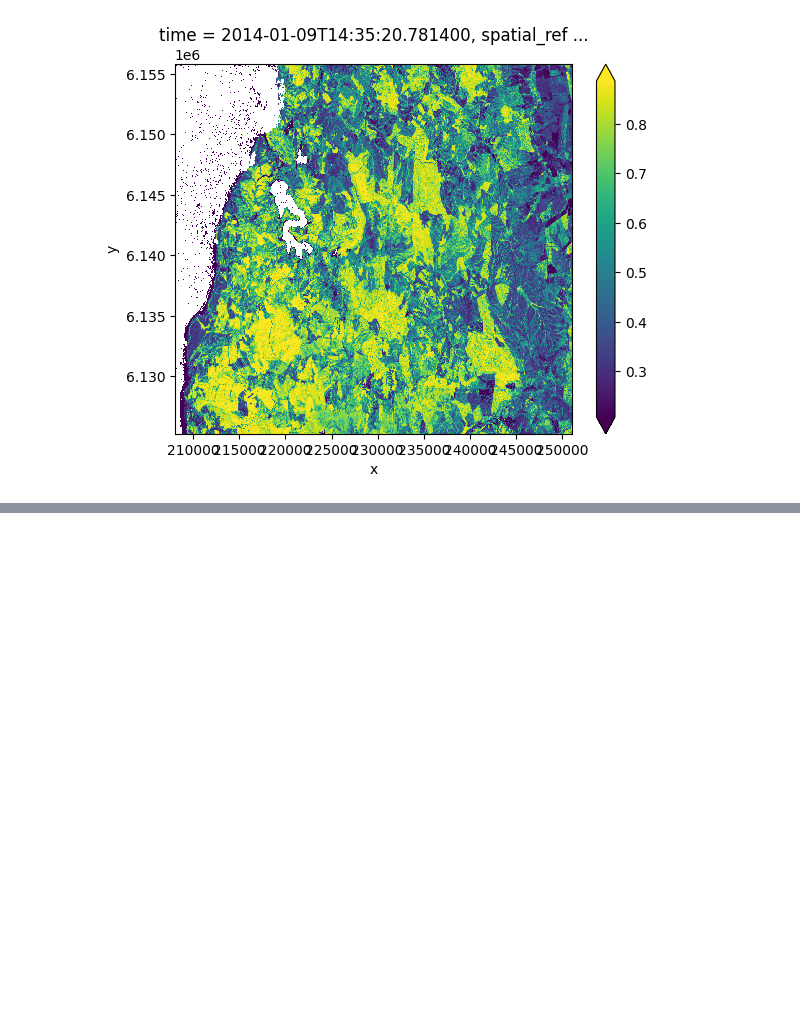
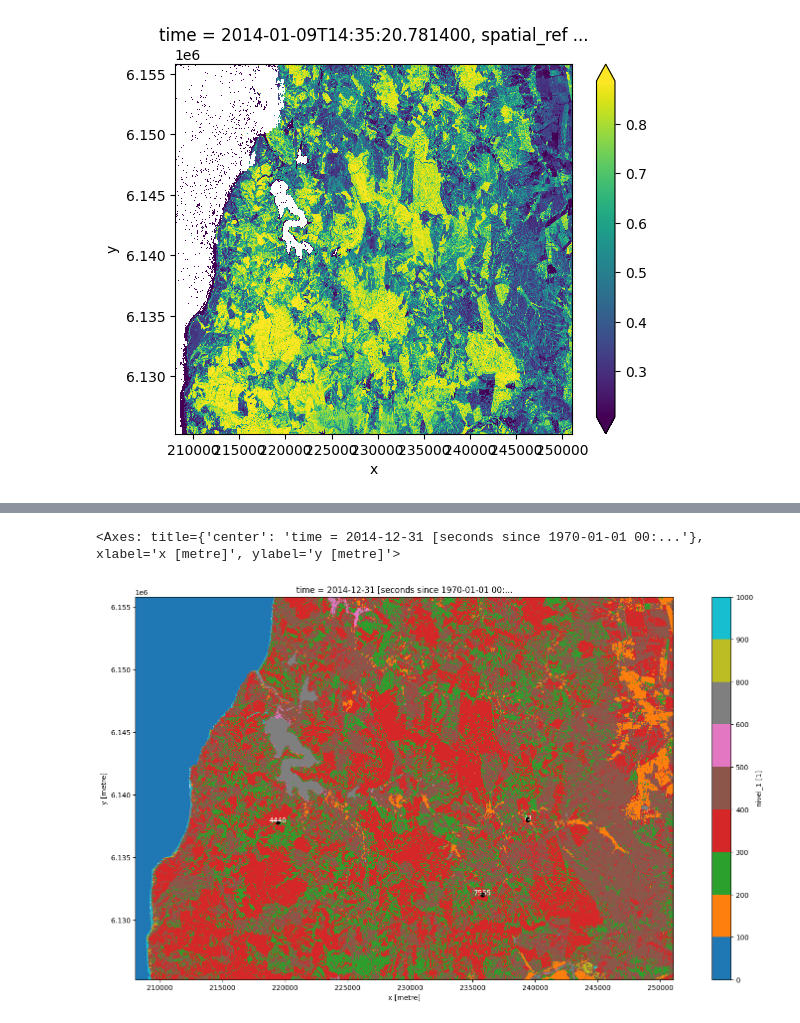
Before and after one commit to alvaroparedesl/teledeteccion_ambiental, a Jupyter notebook: taller_02/get_data.ipynb, the cells around one changed output, grey strips where cells are left out. Drawn from its saved outputs; the diff is of its cells as text; code cells hidden in the pictures; blank space fills up the shorter version.

```diff
--- a/taller_02/get_data.ipynb
+++ b/taller_02/get_data.ipynb
@@ -256,0 +330,10 @@ ndvi.isel(time=0).plot(robust=True)
+# %%
+fig = plt.figure(figsize=(20,10))
+ax_ = fig.add_subplot(111)
+
+lc.nivel_1.plot(cmap="tab10", levels=[0, 100, 200, 300, 400, 500, 600, 800, 900, 1000], ax=ax_)
+puntos.apply(lambda x: ax_.annotate(text=x.id, xy=x.geometry.centroid.coords[0], ha='center', color="white"), axis=1)
+puntos.plot(ax=ax_, color='black')
+# %% [output]
+<Axes: title={'center': 'time = 2014-12-31 [seconds since 1970-01-01 00:...'}, xlabel='x [metre]', ylabel='y [metre]'>
+[figure, added]
```
Also changed, not shown: parts of 17 cells of this notebook.
